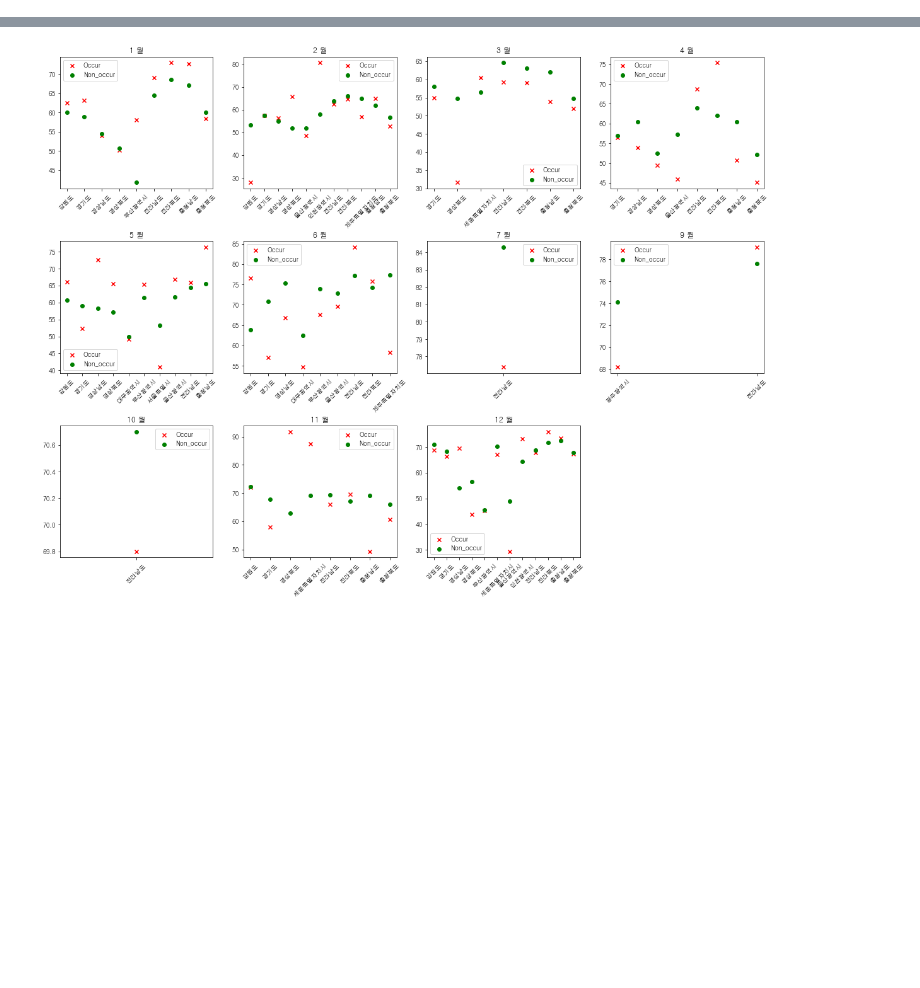
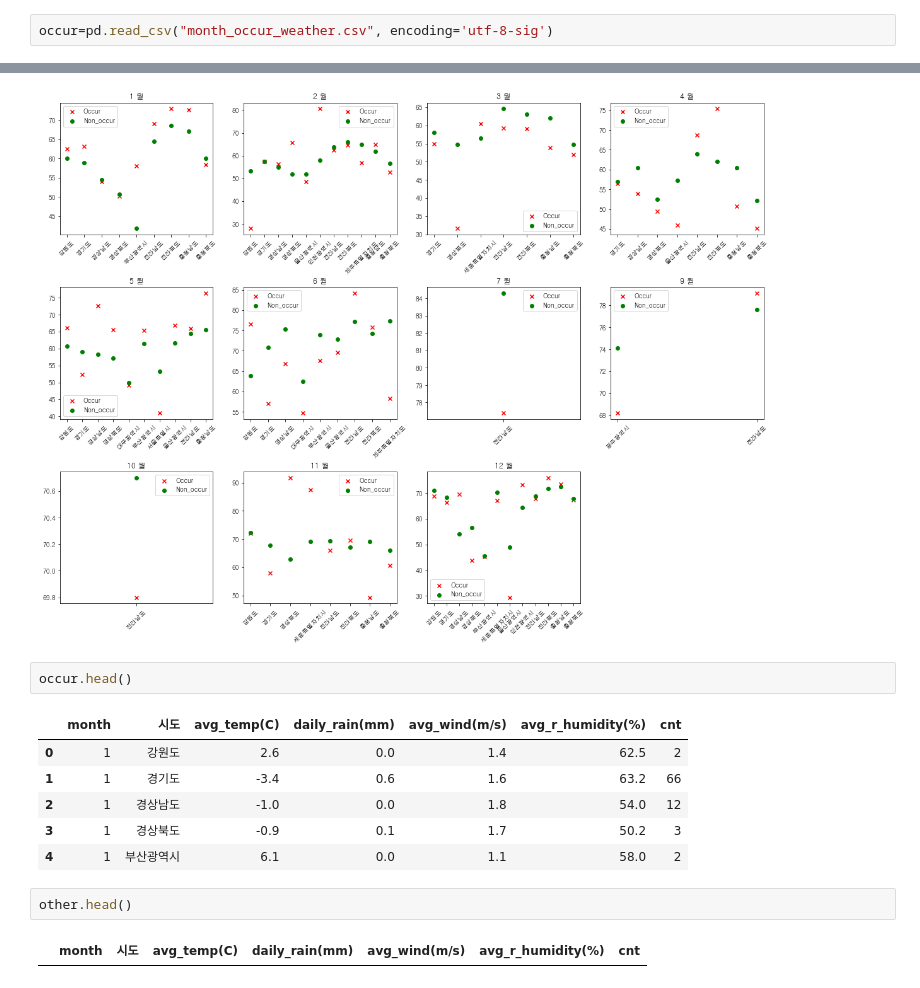
Before and after one commit to jiwoo-coding/aiai, a Jupyter notebook: Weather_Risk_Table_month.ipynb, the cells around one changed output, grey strips where cells are left out. Cells and saved outputs as stored; diff of their text form; blank space fills up the shorter version.

Commit message:
month_occur vs other vol.1.2

```diff
--- a/Weather_Risk_Table_month.ipynb
+++ b/Weather_Risk_Table_month.ipynb
@@ -204,6 +206,8 @@ occur.drop([5], axis=0, inplace=True)
 occur.reset_index(inplace=True, drop=True)
 # %%
 occur.to_csv("month_occur_weather.csv", encoding='utf-8-sig', index=False)
+# %%
+occur=pd.read_csv("month_occur_weather.csv", encoding='utf-8-sig')
 # %%
 # 그래프 시각화 하기
 import matplotlib.pyplot as plt
@@ -284,3 +288,16 @@ for month in set(occur['month']): # 1~12월별 8월은 발생 data 없음!
     plt.legend()
 # %% [output]
 [figure]
+# %%
+occur.head()
+# %% [output]
+|  | month | 시도 | avg_temp(C) | daily_rain(mm) | avg_wind(m/s) | avg_r_humidity(%) | cnt |
+| 0 | 1 | 강원도 | 2.6 | 0.0 | 1.4 | 62.5 | 2 |
+| 1 | 1 | 경기도 | -3.4 | 0.6 | 1.6 | 63.2 | 66 |
+| 2 | 1 | 경상남도 | -1.0 | 0.0 | 1.8 | 54.0 | 12 |
+| 3 | 1 | 경상북도 | -0.9 | 0.1 | 1.7 | 50.2 | 3 |
+| 4 | 1 | 부산광역시 | 6.1 | 0.0 | 1.1 | 58.0 | 2 |
+# %%
+other.head()
+# %% [output]
+|  | month | 시도 | avg_temp(C) | daily_rain(mm) | avg_wind(m/s) | avg_r_humidity(%) | cnt |
```
Also changed, not shown: parts of 9 cells of this notebook, 1 other file.
